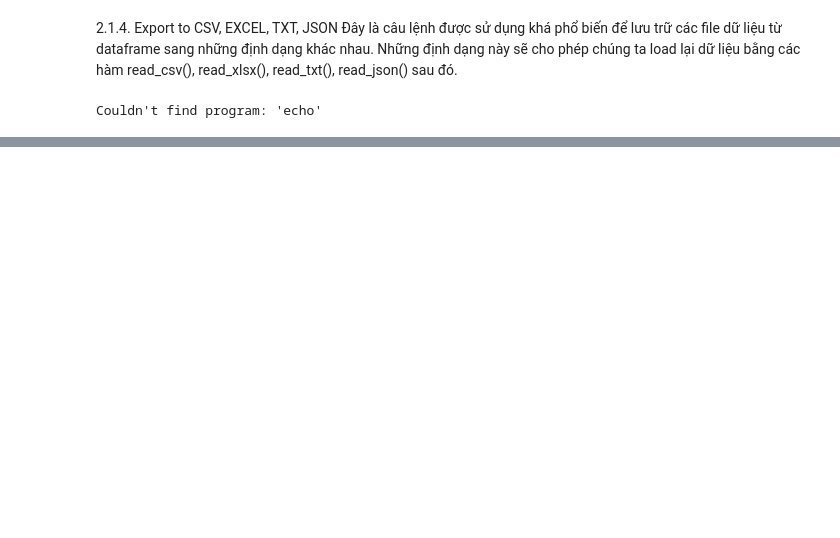
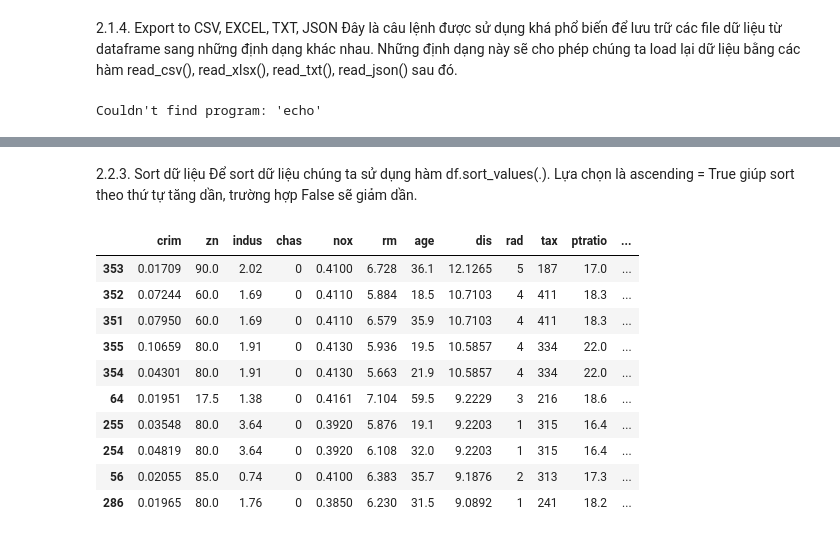
Before and after one commit to Kimbommm/AL_ML, a Jupyter notebook: PHU_LUC/2.ipynb, the cells around one changed output, grey strips where cells are left out. Cells and saved outputs as stored; diff of their text form; code cells hidden in the pictures; blank space fills up the shorter version.

```diff
--- a/PHU_LUC/2.ipynb
+++ b/PHU_LUC/2.ipynb
@@ -143,0 +265,18 @@ Couldn't find program: 'echo'
+# %% [markdown]
+2.2.3. Sort dữ liệu
+Để sort dữ liệu chúng ta sử dụng hàm df.sort_values(.). Lựa chọn là ascending = True giúp sort theo thứ tự tăng dần, trường hợp False sẽ giảm dần.
+# %%
+#sort giá trị của 'dis'theo chiều giảm dần.
+df.sort_values('dis', ascending = False).head(10)
+# %% [output]
+|  | crim | zn | indus | chas | nox | rm | age | dis | rad | tax | ptratio | ... |
+| 353 | 0.01709 | 90.0 | 2.02 | 0 | 0.4100 | 6.728 | 36.1 | 12.1265 | 5 | 187 | 17.0 | ... |
+| 352 | 0.07244 | 60.0 | 1.69 | 0 | 0.4110 | 5.884 | 18.5 | 10.7103 | 4 | 411 | 18.3 | ... |
+| 351 | 0.07950 | 60.0 | 1.69 | 0 | 0.4110 | 6.579 | 35.9 | 10.7103 | 4 | 411 | 18.3 | ... |
+| 355 | 0.10659 | 80.0 | 1.91 | 0 | 0.4130 | 5.936 | 19.5 | 10.5857 | 4 | 334 | 22.0 | ... |
+| 354 | 0.04301 | 80.0 | 1.91 | 0 | 0.4130 | 5.663 | 21.9 | 10.5857 | 4 | 334 | 22.0 | ... |
+| 64 | 0.01951 | 17.5 | 1.38 | 0 | 0.4161 | 7.104 | 59.5 | 9.2229 | 3 | 216 | 18.6 | ... |
+| 255 | 0.03548 | 80.0 | 3.64 | 0 | 0.3920 | 5.876 | 19.1 | 9.2203 | 1 | 315 | 16.4 | ... |
+| 254 | 0.04819 | 80.0 | 3.64 | 0 | 0.3920 | 6.108 | 32.0 | 9.2203 | 1 | 315 | 16.4 | ... |
+| 56 | 0.02055 | 85.0 | 0.74 | 0 | 0.4100 | 6.383 | 35.7 | 9.1876 | 2 | 313 | 17.3 | ... |
+| 286 | 0.01965 | 80.0 | 1.76 | 0 | 0.3850 | 6.230 | 31.5 | 9.0892 | 1 | 241 | 18.2 | ... |
```
Also changed, not shown: parts of 36 cells of this notebook, 1 other file.
